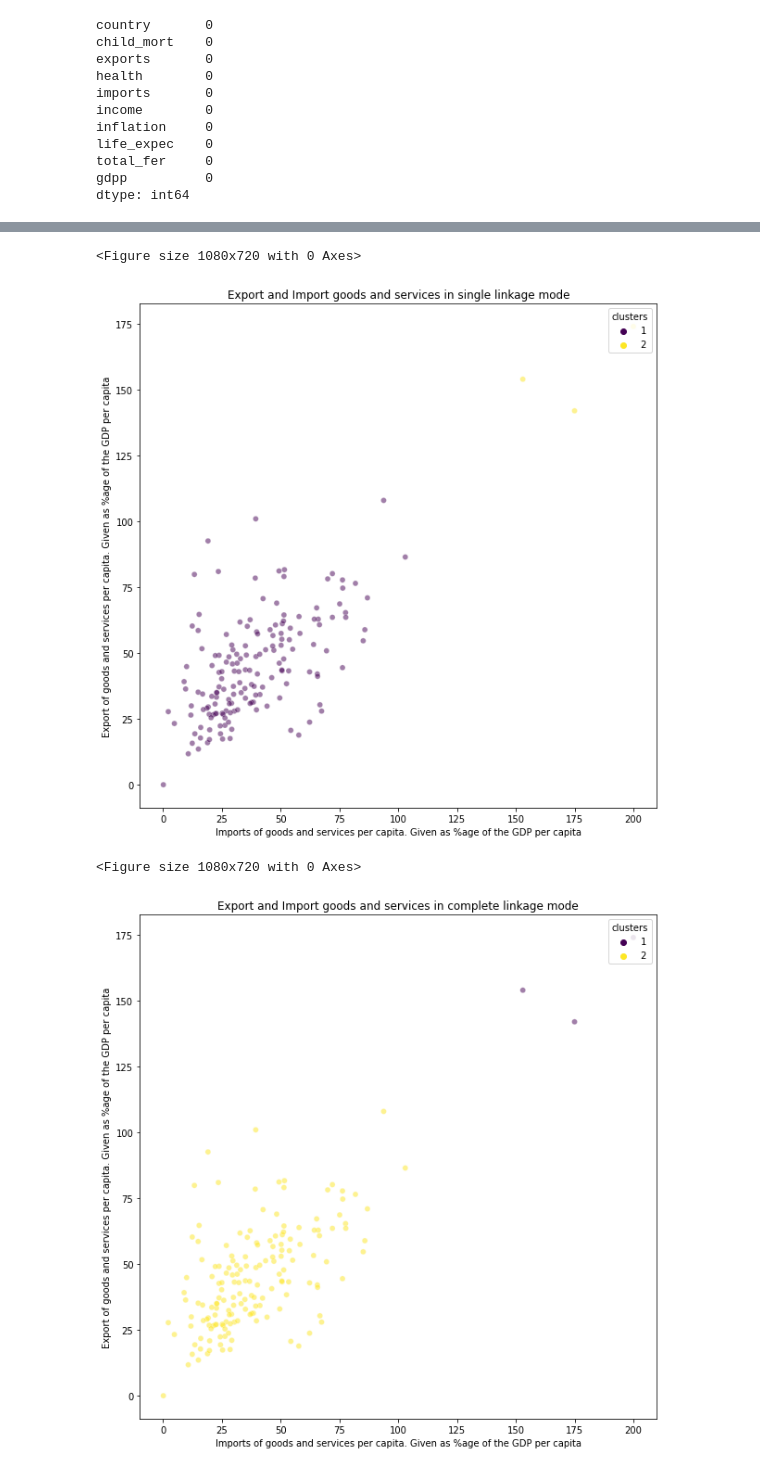
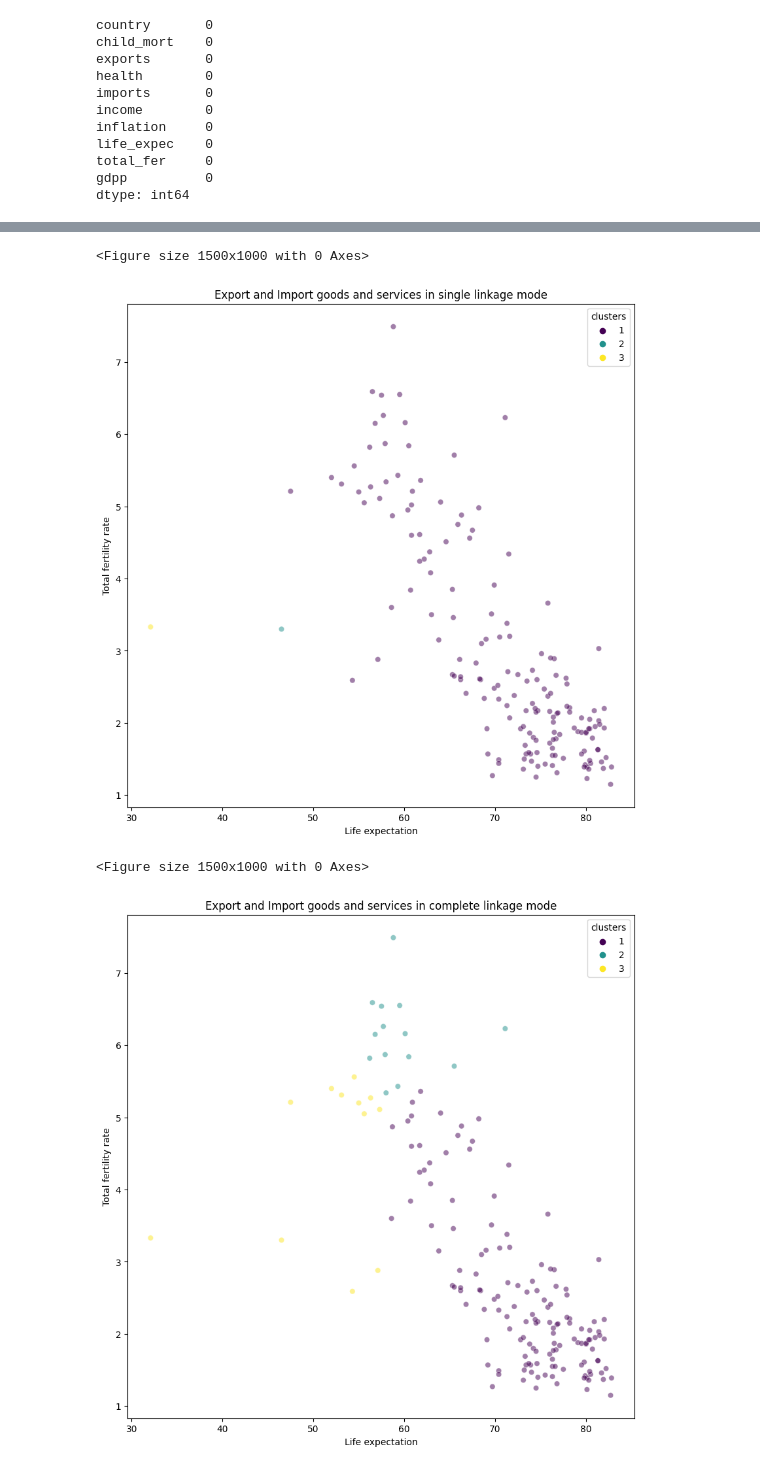
Before and after one commit to sahathat/dataSci, a Jupyter notebook: machineLearning/unsupervised/G7-Country-Datasets.ipynb, the cells around one changed output, grey strips where cells are left out. Cells and saved outputs as stored; diff of their text form; code cells hidden in the pictures.

```diff
--- a/machineLearning/unsupervised/G7-Country-Datasets.ipynb
+++ b/machineLearning/unsupervised/G7-Country-Datasets.ipynb
@@ -64,15 +64,16 @@ plot_df = df.copy()
 
 # Create a figure with a single subplot
 fig, ax = plt.subplots(2,2,figsize=(10,10))
+# outliner_plot = plot_df[plot_df["gdpp"]<=20000 and plot_df["income"]<=20000]
 
 sns.scatterplot(x='exports', y='imports', data=plot_df, ax=ax[0,0], palette='viridis', alpha=0.5)
 ax[0,0].set_title('Comparison of exports and import')
 
-sns.scatterplot(x='health', y='life_expec', data=plot_df, ax=ax[0,1], palette='cubehelix', alpha=0.5)
-ax[0,1].set_title('Comparison of health and life expectancy')
+sns.scatterplot(x='health', y='child_mort', data=plot_df, ax=ax[0,1], palette='cubehelix', alpha=0.5)
+ax[0,1].set_title('Comparison of health and child mortality')
 
-sns.scatterplot(x='child_mort', y='total_fer', data=plot_df, ax=ax[1,0], palette='deep', alpha=0.5)
-ax[1,0].set_title('Comparison of child mortality and total fertility rate')
+sns.scatterplot(x='life_expec', y='total_fer', data=plot_df, ax=ax[1,0], palette='deep', alpha=0.5)
+ax[1,0].set_title('Comparison of life expectation and total fertility rate')
 
 sns.scatterplot(x='income', y='gdpp', data=plot_df, ax=ax[1,1], palette='rocket', alpha=0.5)
 ax[1,1].set_title('Comparison of income and gdpp')
@@ -85,5 +86,5 @@ plt.show()
 # %%
-columns = ["exports","imports"]
+columns = ["life_expec","total_fer"]
 
 selected_df = df[columns].copy()
 selected_df
@@ -130,8 +131,8 @@ for method in methods:
     # Make a dendrogram from the linkage object.
     dendrogram(linkage_col[method], orientation='top', distance_sort='descending')
 
-    plt.xlabel("cluster data of ai/ml salaries data with work_year,experience_level,job_title and salary_in_usd")
-    plt.ylabel("distance")
-    plt.title(f"salaries data with work_year,experience_level,job_title and salary_in_usd use {method} linkage hierarchy clustering")
+    plt.xlabel("features")
+    plt.ylabel("distance t")
+    plt.title(f"country data without PCA by using {method} linkage hierarchy clustering")
     plt.show()
 # %% [output]
@@ -142,40 +143,39 @@ for method in methods:
 # %%
 # Determine the clusters using fcluster
 from scipy.cluster.hierarchy import fcluster
 
 
-max_d = [2,8,4,14]  # Adjust this value based on the dendrogram
+max_d = [0.8,4,2,10]  # Adjust this value based on the dendrogram
 i = 0
 
+cluster_df = df.copy()
 del cluster_df["country"]
-
-cluster_df = df.copy()
 for method in methods:
     clusters = fcluster(linkage_col[method], t=max_d[i], criterion='distance')
 
     # Add the cluster labels to the DataFrame
     cluster_df['Cluster_'+method] = clusters
 
     # Plot the clusters
     plt.figure(figsize=(15, 10))
 
     # # Create scatter plot for each cluster
     # for cluster_id in selected_df['Cluster'].unique():
     #     cluster_df = cluster_df[cluster_df['Cluster'] == cluster_id]
 
     # sns.boxplot(x="work_year", y="salary_in_usd", data=cluster_df ,hue='Cluster', palette="deep")
     fig, ax = plt.subplots(figsize=(10,10))
-    sns.scatterplot(x='exports', y='imports', data=cluster_df, hue='Cluster_'+method, ax=ax, palette='viridis', alpha=0.5, )
-    ax.set_title('Comparison of exports and import')
+    sns.scatterplot(x='life_expec', y='total_fer', data=cluster_df, hue='Cluster_'+method, ax=ax, palette='viridis', alpha=0.5, )
+    ax.set_title('Comparison of life expectation and total fertility rate')
 
-    plt.ylabel("Export of goods and services per capita. Given as %age of the GDP per capita")
-    plt.xlabel("Imports of goods and services per capita. Given as %age of the GDP per capita")
+    plt.ylabel("Total fertility rate")
+    plt.xlabel("Life expectation")
     plt.title(f"Export and Import goods and services in {method} linkage mode")
     plt.legend(title="clusters",loc="upper right")
     plt.show()
     i = i + 1
 # %% [output]
-<Figure size 1080x720 with 0 Axes>
+<Figure size 1500x1000 with 0 Axes>
-[figure, old version]
+[figure, new version]
-<Figure size 1080x720 with 0 Axes>
+<Figure size 1500x1000 with 0 Axes>
-[figure, old version]
+[figure, new version]
```
Also changed, not shown: parts of 13 cells of this notebook, 1 other file.
